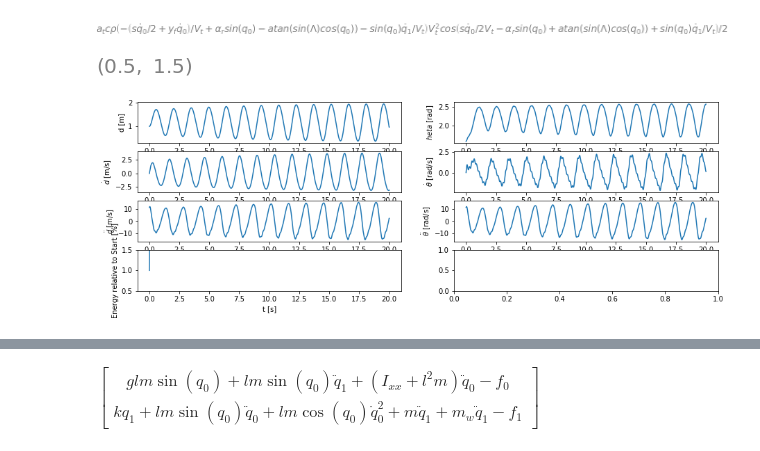
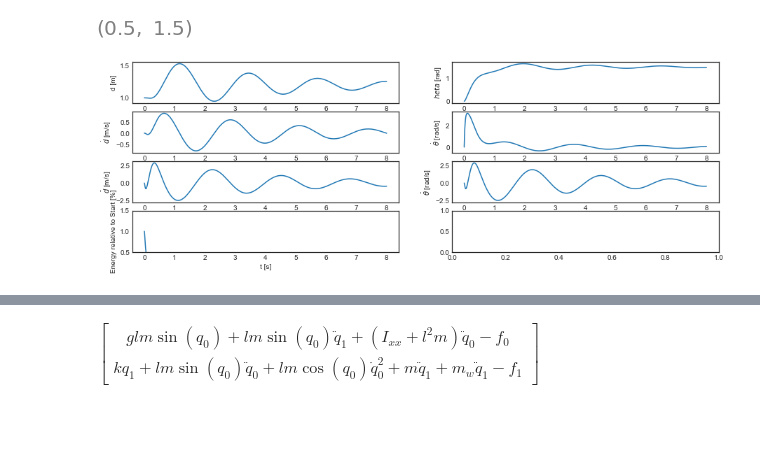
Before and after one commit to fh9g12/FwtModels, a Jupyter notebook: Workbooks/4_NLP-VS_aero_forces/Untitled.ipynb, the cells around one changed output, grey strips where cells are left out. Cells and saved outputs as stored; diff of their text form; code cells hidden in the pictures; blank space fills up the shorter version.

```diff
--- a/Workbooks/4_NLP-VS_aero_forces/Untitled.ipynb
+++ b/Workbooks/4_NLP-VS_aero_forces/Untitled.ipynb
@@ -16,19 +16,19 @@ import FwtModels.AeroModels as ams
 # %%
 # create the variables
 p = dof2.FwtParameters()
-p.m.value = 3
+p.m.value = 1
 p.l.value = 1
 p.s.value = 2
 p.c.value = 0.15
-p.k.value = 100
+p.k.value = 50
 p.g.value = 9.81
 p.rho.value = 1.225
 p.a_t.value = 2 * np.pi
 p.alpha_r.value = np.deg2rad(10)
-p.Lambda.value = np.deg2rad(-10)
+p.Lambda.value = np.deg2rad(10)
 
 
-p.m_w = p.AddParam(3,'m_w')
+p.m_w = p.AddParam(5,'m_w')
 p.I_xx = p.AddParam(1/12*p.m.value*p.l.value**2,'I_xx')
 
 # get generalised coords (theta and d)
@@ -62,11 +62,8 @@ me.mechanics_printing()
 
 
 sm = dof2.SymbolicModel(q,U,[mw,m],p,ExtForces = AeroForces)
-AeroForces.dL_w
-# %% [output]
-[figure, removed]
 # %%
-tmax, dt = 20, 0.01
+tmax, dt = 8, 0.01
 # Initial conditions: theta, dtheta/dt, L, dL/dt
 
 params = p.GetNumericTuple()
@@ -76,12 +73,13 @@ def Vfunc(t):
     return 25
 
 def arfunc(t):
-    return np.deg2rad(10)+np.sin(2*np.pi*5*t)*np.deg2rad(2)
+    return 0
+    #return np.deg2rad(10)+np.sin(2*np.pi*5*t)*np.deg2rad(2)
 
 AeroForces.SetFuncs(p,Vfunc,arfunc)
 
-#y0 = [0.2,0,0,0]
-y0 = [np.pi/2,0,0,0]
+y0 = [0,0,0,0]
+#y0 = [np.pi/2,0,0,0]
 yData = solve_ivp(lambda t,y:sm.deriv(t,y,p),(0,tmax),y0,max_step=dt)
 
 # interpolate data onto a uniform time grid
@@ -108,34 +106,34 @@ axes[0][1].set_ylabel('$\theta$ [rad]')
 axes[0][1].set_xlabel('t [s]')
 
 
 # ddot plot
 axes[1][0].plot(t,yi[3])
 axes[1][0].set_ylabel('$\dot{d}$ [m/s]')
 axes[1][0].set_xlabel('t [s]')
 
 # thetadot plot
 axes[1][1].plot(t,yi[1])
 axes[1][1].set_ylabel(r'$\dot{\theta}$ [rad/s]')
 axes[1][1].set_xlabel('t [s]')
 
 # ddot plot
 axes[2][0].plot(t,yi[4])
 axes[2][0].set_ylabel('$\ddot{d}$ [m/s]')
 axes[2][0].set_xlabel('t [s]')
 
 # thetadot plot
 axes[2][1].plot(t,yi[5])
 axes[2][1].set_ylabel(r'$\ddot{\theta}$ [rad/s]')
 axes[2][1].set_xlabel('t [s]')
 
 # energy
 axes[3][0].plot(t,sm.Energy(yi,p)/sm.Energy(yi[:,0],p))
 axes[3][0].set_ylabel(r'Energy relative to Start [%]')
 axes[3][0].set_xlabel('t [s]')
 axes[3][0].set_ylim(0.5,1.5)
 # %% [output]
 [figure]
-[figure, old version]
+[figure, new version]
 # %%
 import matplotlib.animation as animation
 from IPython.display import HTML
```
Also changed, not shown: parts of 1 cell of this notebook, 4 other files.
